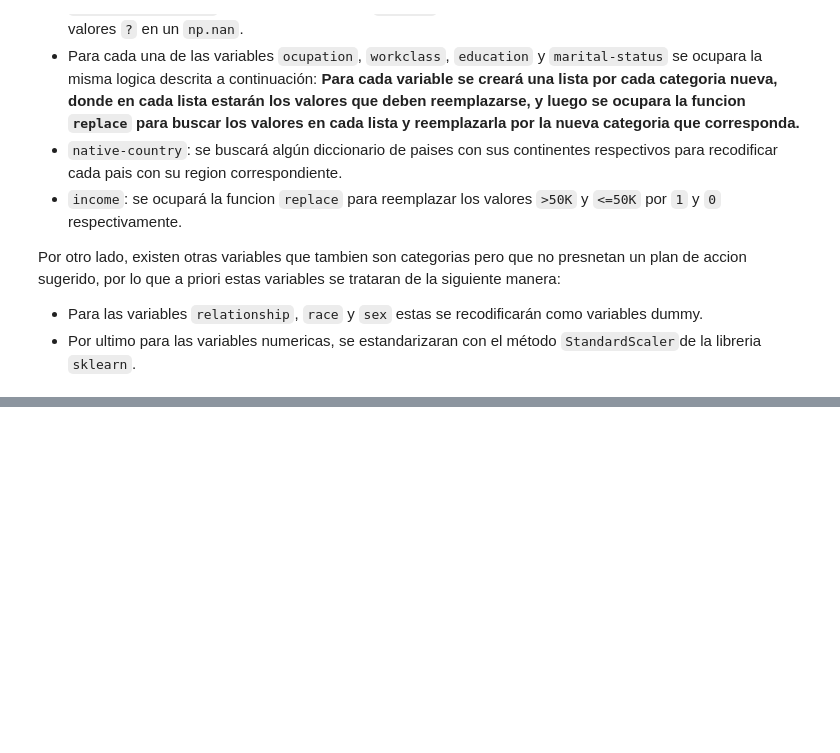
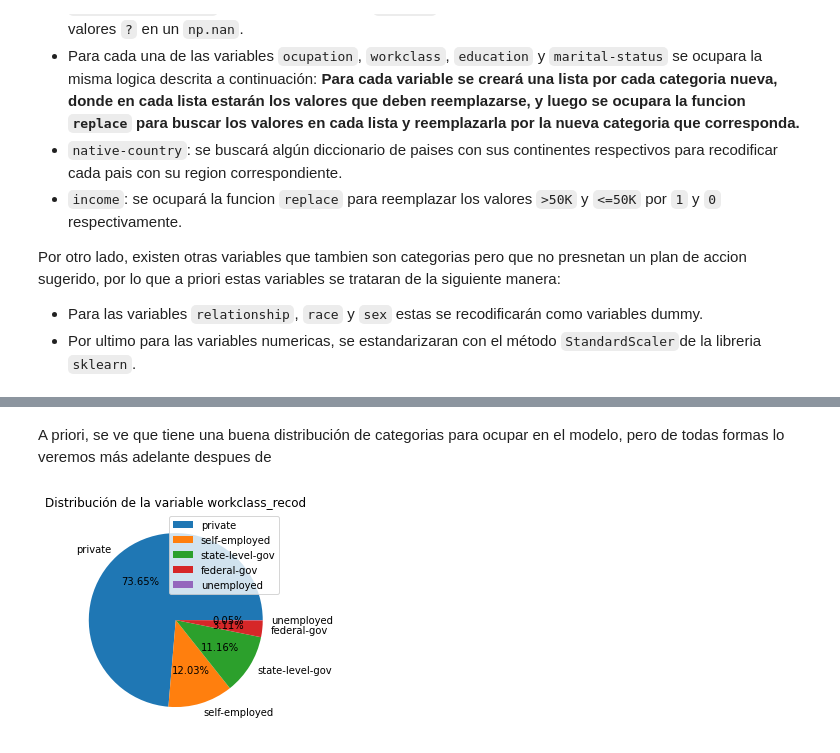
Before and after one commit to rodrigobarrazads/prueba2, a Jupyter notebook: Modulo2/Prueba/main_income.ipynb, the cells around one changed output, grey strips where cells are left out. Saved outputs shown, nothing was run; the diff lists cells and outputs as text; code cells hidden in the pictures; blank space fills up the shorter version.

```diff
--- a/Modulo2/Prueba/main_income.ipynb
+++ b/Modulo2/Prueba/main_income.ipynb
@@ -118,0 +301,17 @@ Por otro lado, existen otras variables que tambien son categorias pero que no pr
+# %% [markdown]
+A priori, se ve que tiene una buena distribución de categorias para ocupar en el modelo, pero de todas formas lo veremos más adelante despues de
+# %%
+# Recodificacion de variable workclass
+
+workclass_recod = {'state-level-gov': ['State-gov', 'Local-gov'],
+                   'self-employed': ['Self-emp-inc', 'Self-emp-not-inc'],
+                   'unemployed': ['Never-worked', 'Without-pay'],
+                   'federal-gov': ['Federal-gov'],
+                   'private': ['Private']
+}
+
+df['workclass_recod'] = recodificar(df, 'workclass', workclass_recod)
+
+graf_pie(df, 'workclass_recod')
+# %% [output]
+[figure, added]
```
Also changed, not shown: parts of 63 cells of this notebook, 2 other files.
